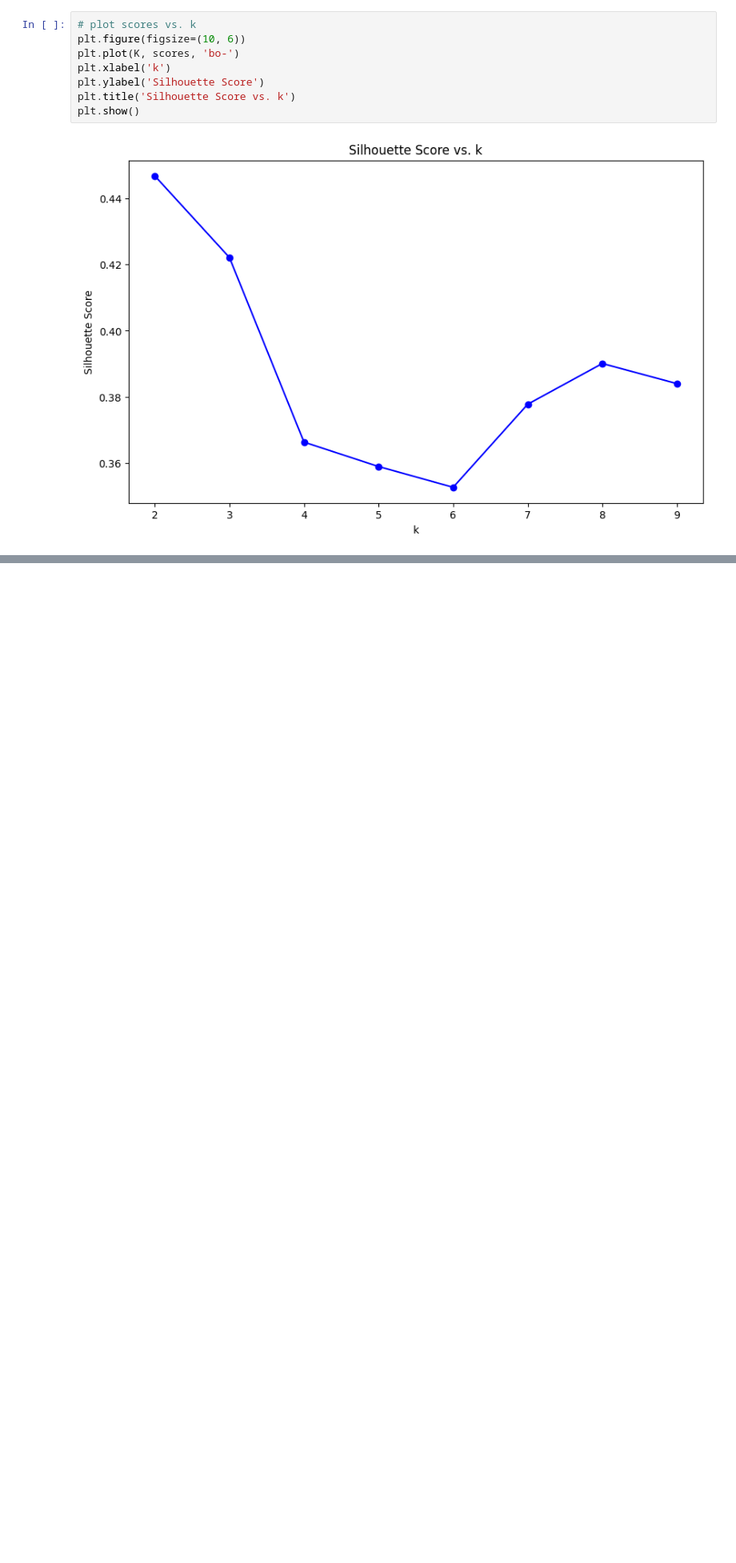
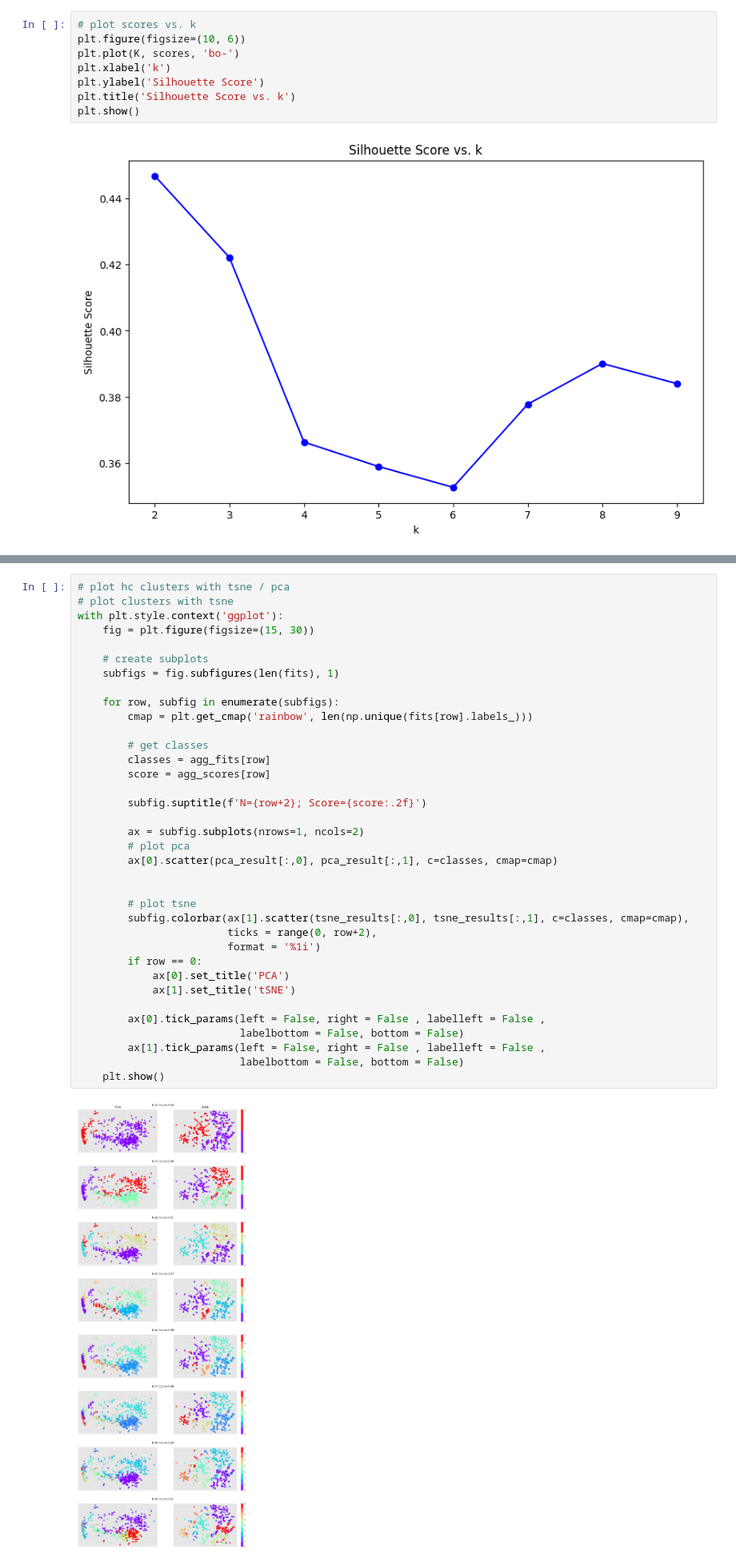
Before and after one commit to pikruse/cluster-mht, a Jupyter notebook: notebooks/Cluster.ipynb, the cells around one changed output, grey strips where cells are left out. Shown at 80% size. Drawn from its saved outputs; the diff is of its cells as text; blank space fills up the shorter version.

```diff
--- a/notebooks/Cluster.ipynb
+++ b/notebooks/Cluster.ipynb
@@ -366,0 +408,38 @@ best_k = fits[4]
+# %%
+# plot hc clusters with tsne / pca
+# plot clusters with tsne
+with plt.style.context('ggplot'):
+    fig = plt.figure(figsize=(15, 30))
+
+    # create subplots
+    subfigs = fig.subfigures(len(fits), 1)
+
+    for row, subfig in enumerate(subfigs):
+        cmap = plt.get_cmap('rainbow', len(np.unique(fits[row].labels_)))
+
+        # get classes
+        classes = agg_fits[row]
+        score = agg_scores[row]
+
+        subfig.suptitle(f'N={row+2}; Score={score:.2f}')
+
+        ax = subfig.subplots(nrows=1, ncols=2)
+        # plot pca
+        ax[0].scatter(pca_result[:,0], pca_result[:,1], c=classes, cmap=cmap)
+
+
+        # plot tsne
+        subfig.colorbar(ax[1].scatter(tsne_results[:,0], tsne_results[:,1], c=classes, cmap=cmap),
+                        ticks = range(0, row+2),
+                        format = '%1i')
+        if row == 0:
+            ax[0].set_title('PCA')
+            ax[1].set_title('tSNE')
+
+        ax[0].tick_params(left = False, right = False , labelleft = False ,
+                          labelbottom = False, bottom = False)
+        ax[1].tick_params(left = False, right = False , labelleft = False ,
+                          labelbottom = False, bottom = False)
+    plt.show()
+# %% [output]
+[figure, added]
```
Also changed, not shown: parts of 10 cells of this notebook.
